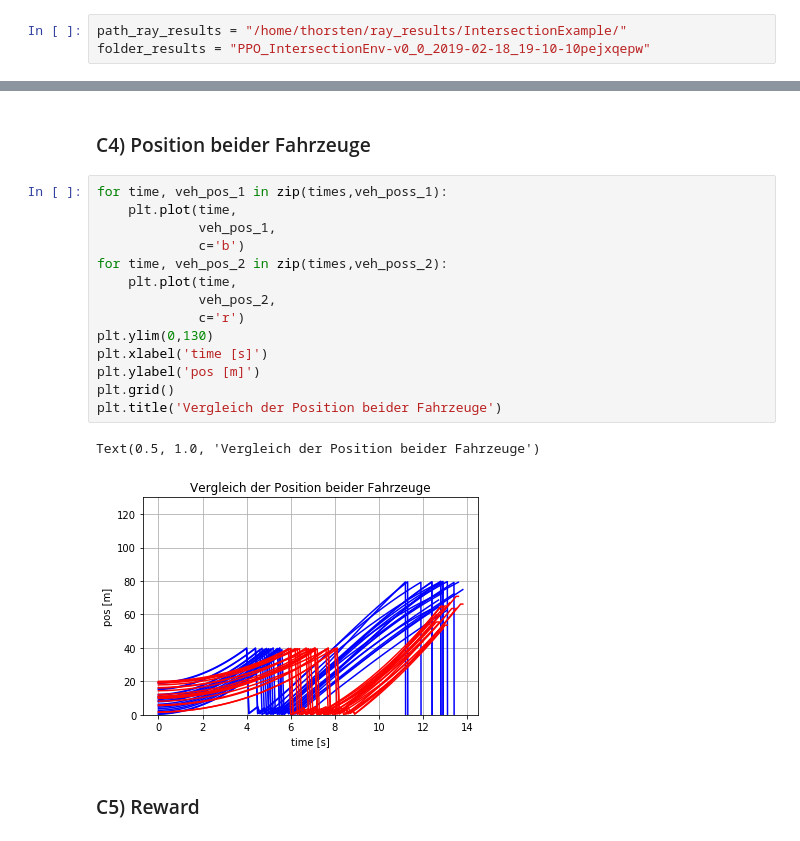
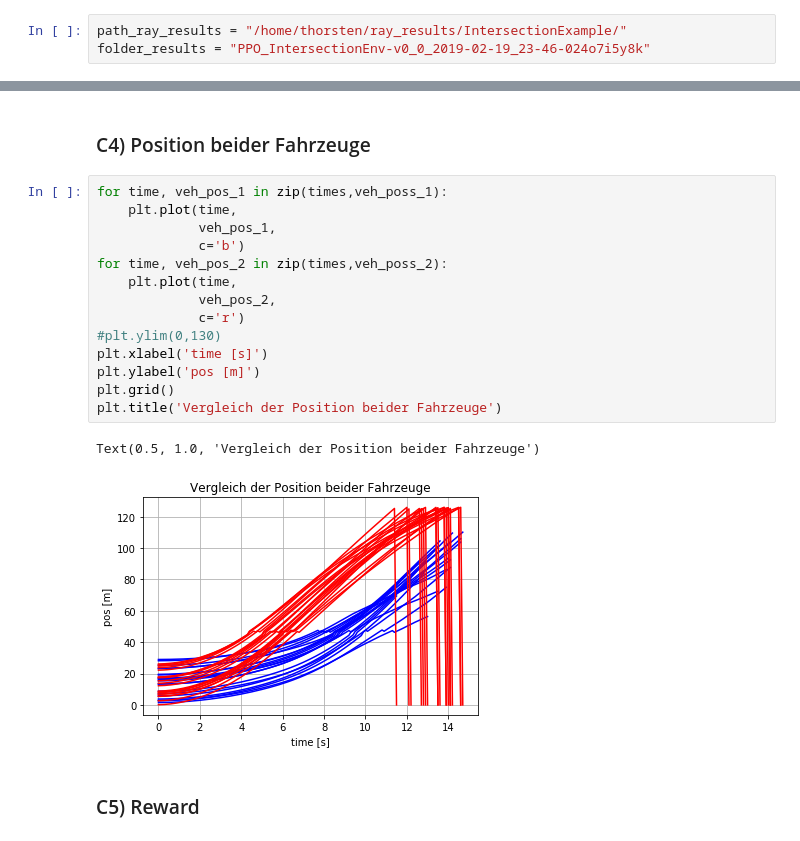
Before and after one commit to MouvementMondial/flow, a Jupyter notebook: Diplomarbeit/Auswertung_I3W.ipynb, the cells around one changed output, grey strips where cells are left out. Saved outputs shown, nothing was run; the diff lists cells and outputs as text.

```diff
--- a/Diplomarbeit/Auswertung_I3W.ipynb
+++ b/Diplomarbeit/Auswertung_I3W.ipynb
@@ -4,7 +4,7 @@
 Die Ergebnisse des Trainings wurden hier abgelegt:
 # %%
 path_ray_results = "/home/thorsten/ray_results/IntersectionExample/"
-folder_results = "PPO_IntersectionEnv-v0_0_2019-02-18_19-10-10pejxqepw"
+folder_results = "PPO_IntersectionEnv-v0_0_2019-02-19_23-46-024o7i5y8k"
 # %% [markdown]
 ## A) Auswertung des Trainings
 Auswertung der csv, die während des Trainings erstellt worden ist.
@@ -204,20 +204,20 @@ Text(0.5, 1.0, 'Vergleich der Geschwindigkeit beider Fahrzeuge')
 # %%
 for time, veh_pos_1 in zip(times,veh_poss_1):
     plt.plot(time,
              veh_pos_1,
              c='b')
 for time, veh_pos_2 in zip(times,veh_poss_2):
     plt.plot(time,
              veh_pos_2,
              c='r')
-plt.ylim(0,130)
+#plt.ylim(0,130)
 plt.xlabel('time [s]')
 plt.ylabel('pos [m]')
 plt.grid()
 plt.title('Vergleich der Position beider Fahrzeuge')
 # %% [output]
 Text(0.5, 1.0, 'Vergleich der Position beider Fahrzeuge')
-[figure, old version]
+[figure, new version]
 # %% [markdown]
 ### C5) Reward
 # %%
```
Also changed, not shown: parts of 9 cells of this notebook, 15 other files.
